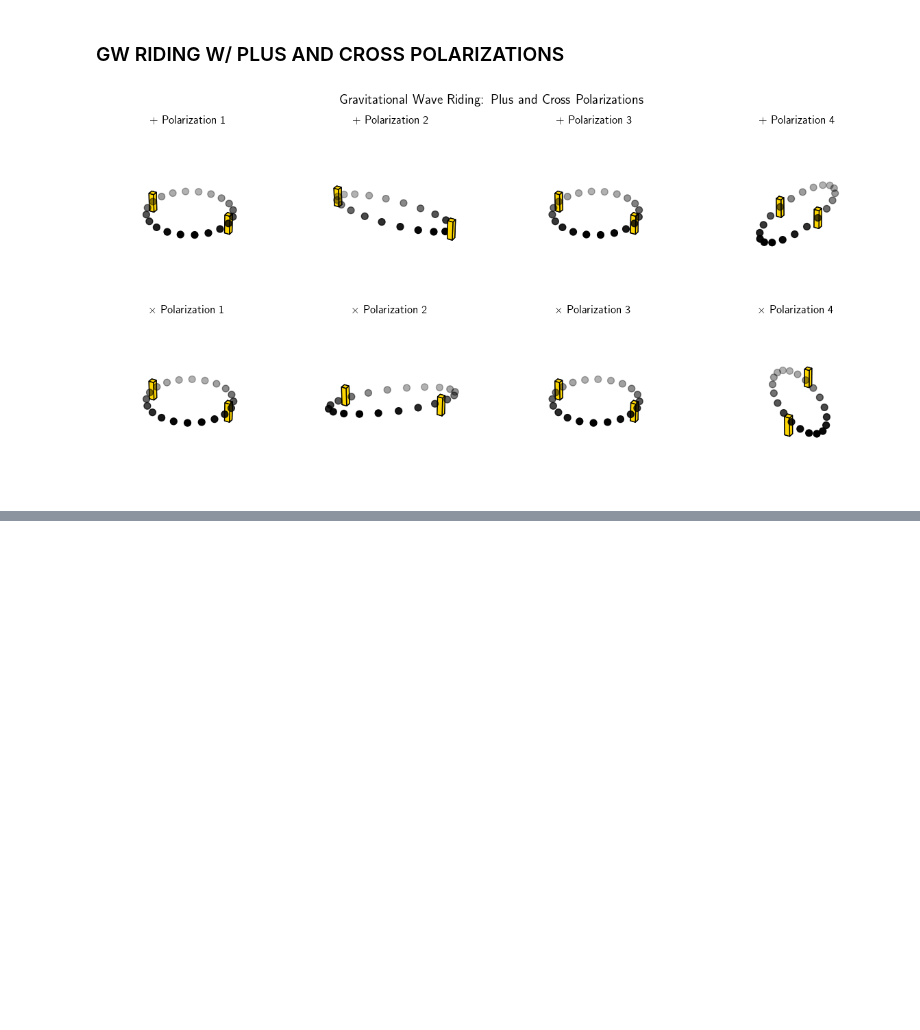
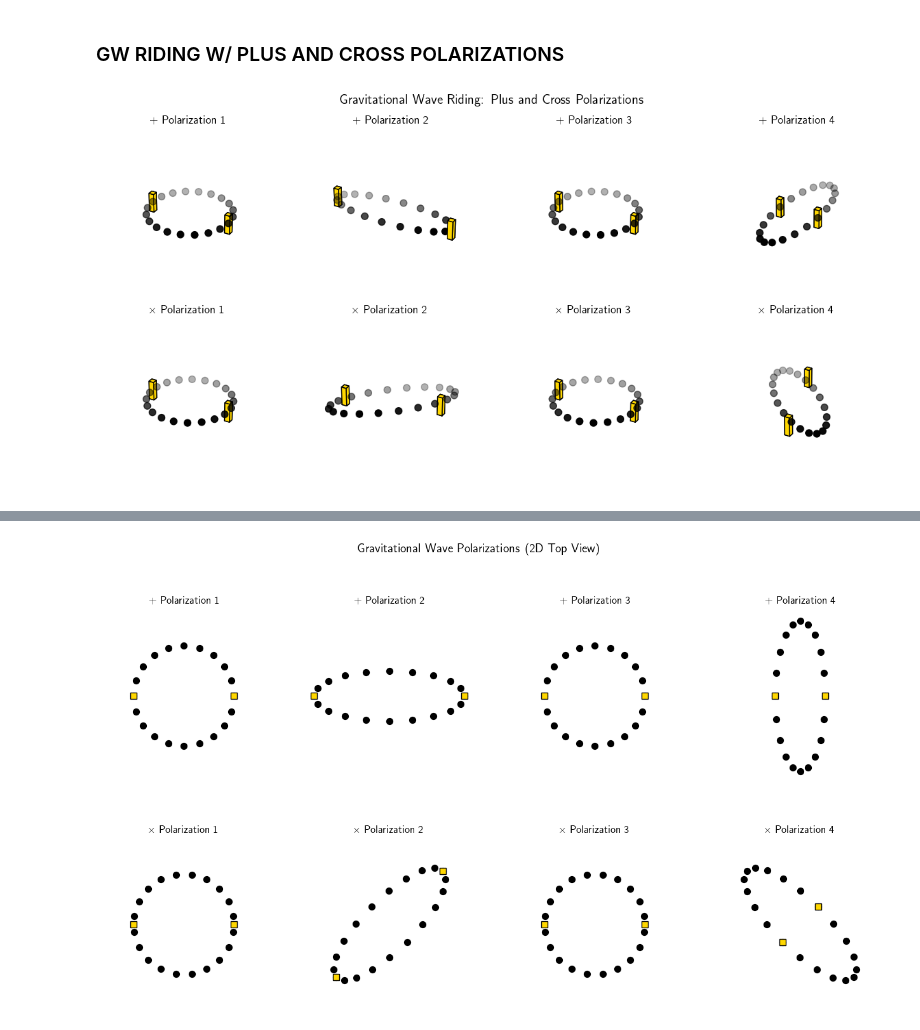
Before and after one commit to AscanioGalbiati/LISA_QPD_Gap, a Jupyter notebook: GW_riding.ipynb, the cells around one changed output, grey strips where cells are left out. Saved outputs shown, nothing was run; the diff lists cells and outputs as text; code cells hidden in the pictures; blank space fills up the shorter version.

```diff
--- a/GW_riding.ipynb
+++ b/GW_riding.ipynb
@@ -167,0 +459,63 @@ plt.show()
+# %%
+# Create a 2D projection with perfect spacing
+fig = plt.figure(figsize=(16, 8))  # Wider figure
+gs = fig.add_gridspec(2, 4, hspace=0.4, wspace=0.2)  # Custom grid spacing
+axes = [fig.add_subplot(gs[i, j]) for i in range(2) for j in range(4)]
+axes = np.array(axes).reshape(2, 4)
+
+# Common settings
+plot_limits = (-6.5, 6.5)
+cube_positions = [(4, 0), (-4, 0)]
+
+# Plot plus polarization
+for i, ax in enumerate(axes[0]):
+    stretch_x, stretch_y = deformations_plus[i]
+
+    # Transform particles
+    x = particles[:, 0] * stretch_x
+    y = particles[:, 1] * stretch_y
+    ax.scatter(x, y, color='black', s=50)
+
+    # Transform cubes
+    for px, py in cube_positions:
+        cx = px * stretch_x
+        cy = py * stretch_y
+        ax.add_patch(plt.Rectangle((cx-cube_size/2, cy-cube_size/2),
+                     cube_size, cube_size,
+                     facecolor='gold', edgecolor='black', lw=1))
+
+    ax.set(xlim=plot_limits, ylim=plot_limits, aspect='equal')
+    ax.axis('off')
+    ax.set_title(f"+ Polarization {i+1}", pad=12, fontsize=12)
+
+# Plot cross polarization
+for i, ax in enumerate(axes[1]):
+    stretch_x, stretch_y = deformations_plus[i]
+
+    # Transform particles with rotation
+    x = (particles[:, 0] * stretch_x - particles[:, 1] * stretch_y)/np.sqrt(2)
+    y = (particles[:, 0] * stretch_x + particles[:, 1] * stretch_y)/np.sqrt(2)
+    ax.scatter(x, y, color='black', s=50)
+
+    # Transform cubes with rotation
+    for px, py in cube_positions:
+        if i in [0, 2]:  # Undeformed states
+            cx, cy = px, py
+        else:  # Rotated states
+            cx = (px * stretch_x - py * stretch_y)/np.sqrt(2)
+            cy = (px * stretch_x + py * stretch_y)/np.sqrt(2)
+
+        ax.add_patch(plt.Rectangle((cx-cube_size/2, cy-cube_size/2),
+                     cube_size, cube_size,
+                     facecolor='gold', edgecolor='black', lw=1))
+
+    ax.set(xlim=plot_limits, ylim=plot_limits, aspect='equal')
+    ax.axis('off')
+    ax.set_title(f"× Polarization {i+1}", pad=12, fontsize=12)
+
+plt.suptitle("Gravitational Wave Polarizations (2D Top View)",
+             y=1.02, fontsize=14, weight='bold')
+plt.tight_layout(pad=2.0)
+plt.show()
+# %% [output]
+[figure, added]
```
Also changed, not shown: parts of 4 cells of this notebook, 1 other file.
